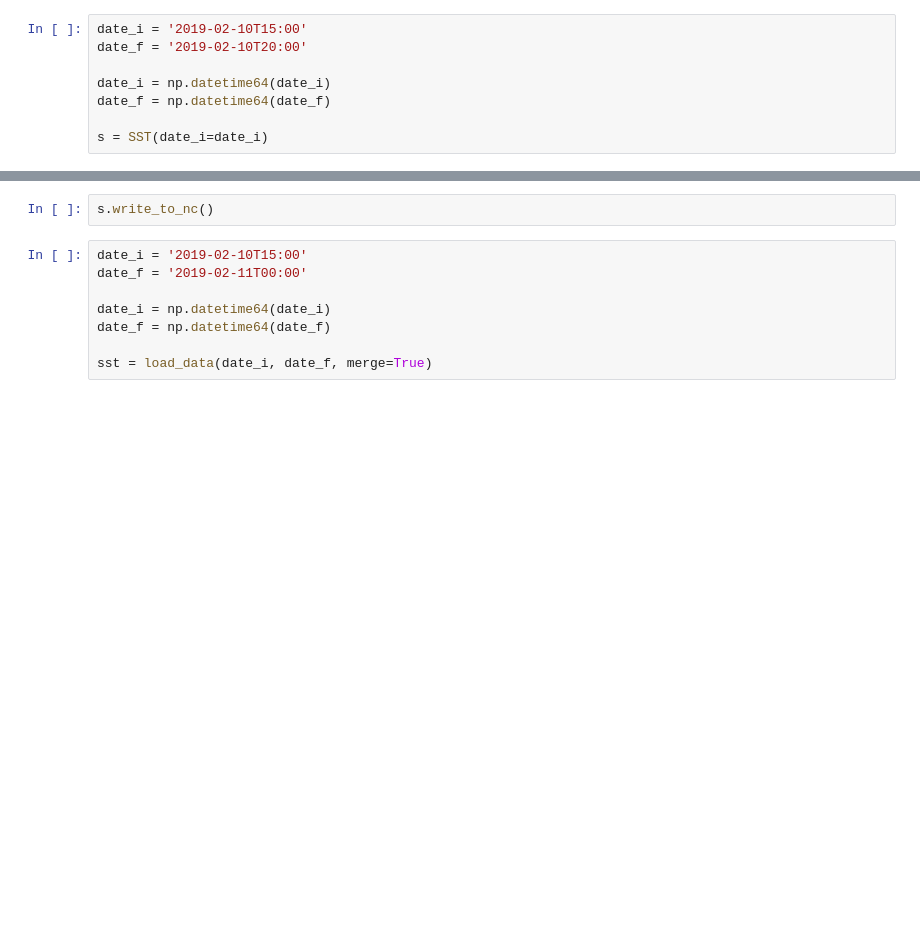
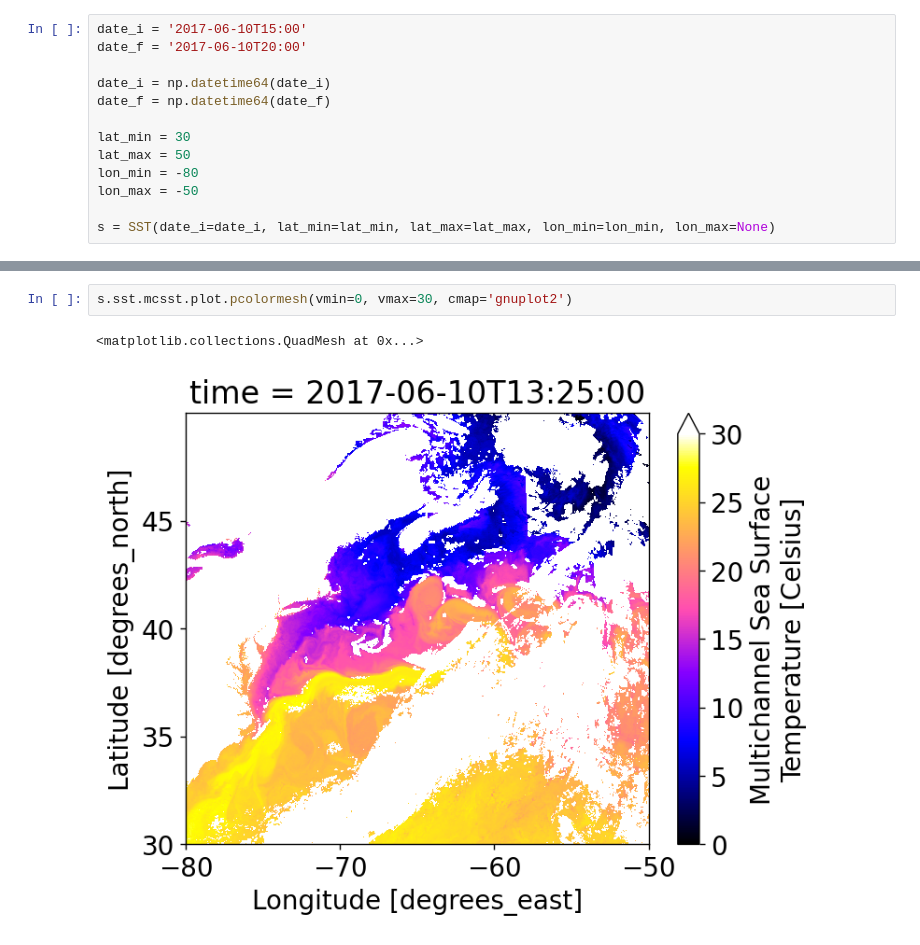
Before and after one commit to Gilaverbuch/py_sst, a Jupyter notebook: SST.ipynb, the cells around one changed output, grey strips where cells are left out. Cells and saved outputs as stored; diff of their text form; blank space fills up the shorter version.

```diff
--- a/SST.ipynb
+++ b/SST.ipynb
@@ -17,10 +23,15 @@ from src.pysst.pysst import load_data, SST
 # %%
-date_i = '2019-02-10T15:00'
-date_f = '2019-02-10T20:00'
+date_i = '2017-06-10T15:00'
+date_f = '2017-06-10T20:00'
 
 date_i = np.datetime64(date_i)
 date_f = np.datetime64(date_f)
 
-s = SST(date_i=date_i)
+lat_min = 30
+lat_max = 50
+lon_min = -80
+lon_max = -50
+
+s = SST(date_i=date_i, lat_min=lat_min, lat_max=lat_max, lon_min=lon_min, lon_max=None)
 # %%
 s.load_data()
@@ -31,10 +67,5 @@ s.sst
 # %%
-s.write_to_nc()
+s.sst.mcsst.plot.pcolormesh(vmin=0, vmax=30, cmap='gnuplot2')
+# %% [output]
+<matplotlib.collections.QuadMesh at 0x...>
+[figure, added]
-# %%
-date_i = '2019-02-10T15:00'
-date_f = '2019-02-11T00:00'
-
-date_i = np.datetime64(date_i)
-date_f = np.datetime64(date_f)
-
-sst = load_data(date_i, date_f, merge=True)
```
Also changed, not shown: parts of 6 cells of this notebook, 3 other files.
